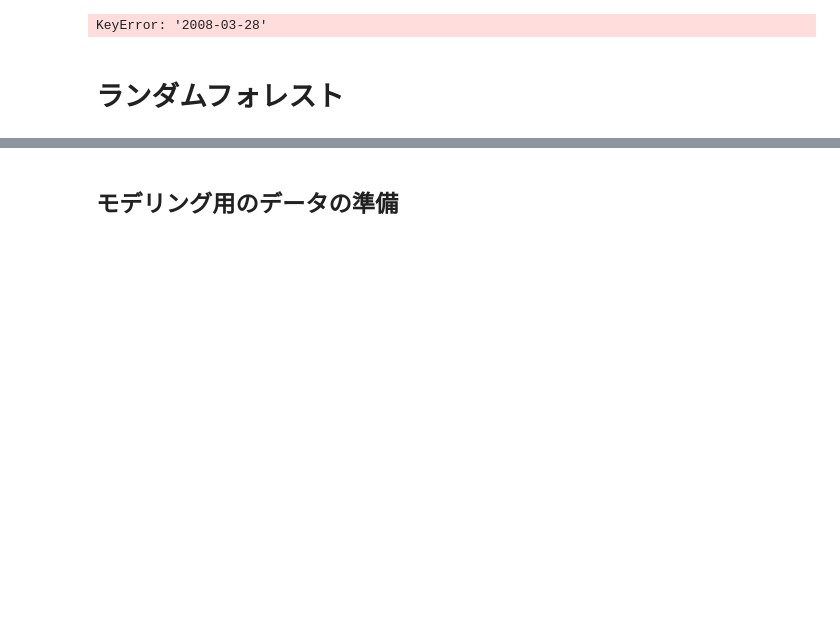
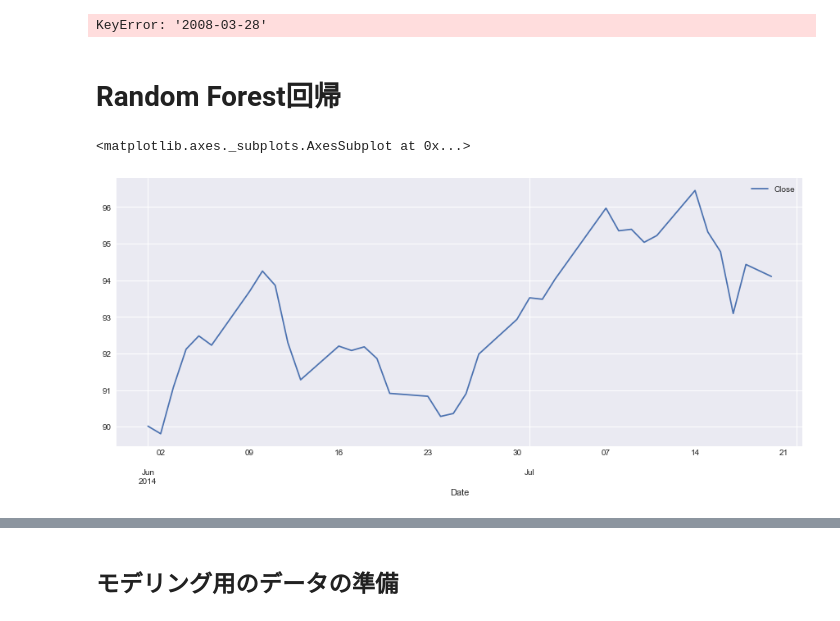
Before and after one commit to kounatsumikan/learning, a Jupyter notebook: SARIMA.ipynb, the cells around one changed output, grey strips where cells are left out. Drawn from its saved outputs; the diff is of its cells as text; code cells hidden in the pictures; blank space fills up the shorter version.

Commit message:
ランダムフォレスト　未来予測

```diff
--- a/SARIMA.ipynb
+++ b/SARIMA.ipynb
@@ -643,7 +735,7 @@ asobi.loc["2018-03-28"] = pred.loc["2018-03-28"] + asobi.loc["2018-03-27"]["Clos
 X_dataset2 =  asobi["2008-03-28":"2018-03-28"]
 # %% [output]
 KeyError: '2008-03-28'
-# %% [markdown]
-# ランダムフォレスト
+# %% [markdown]
+# Random Forest回帰
 # %%
 # クラス読み込み
@@ -651,3 +743,8 @@ from sklearn.ensemble import RandomForestClassifier
+# %%
+apple2["2014-06-01":"2014-07-20"][["Close"]].plot()
+# %% [output]
+<matplotlib.axes._subplots.AxesSubplot at 0x...>
+[figure, added]
 # %%
 #使用するデータ
 dataset = pd.DataFrame()
```
Also changed, not shown: parts of 32 cells of this notebook, 3 other files.
